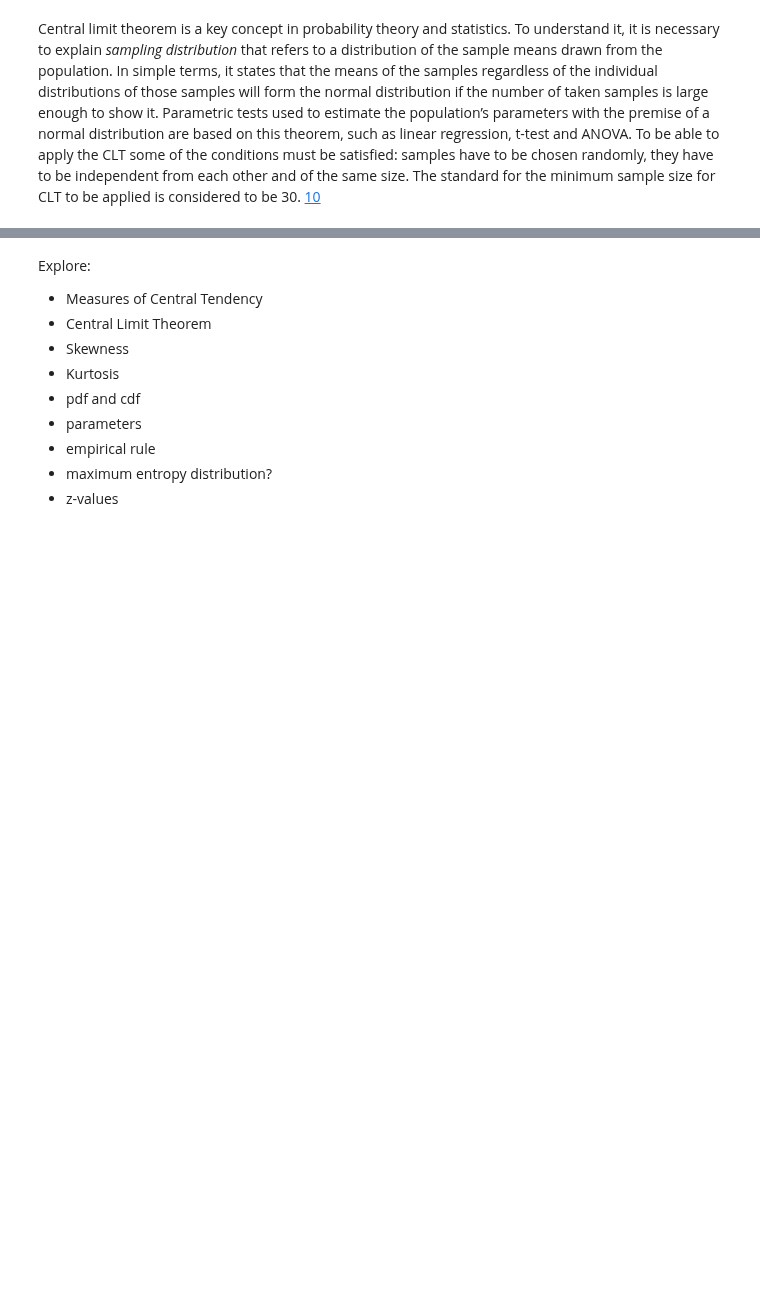
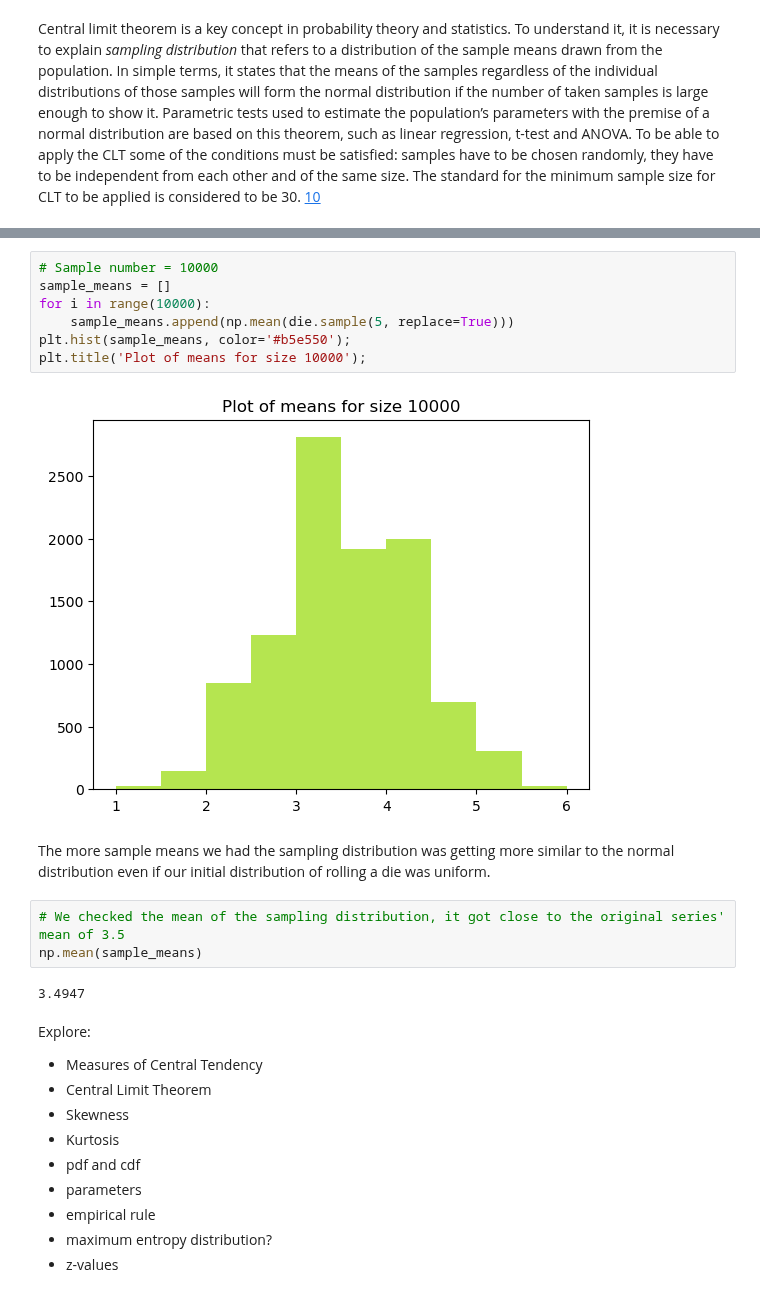
Before and after one commit to Tanja888/funddata-assessment, a Jupyter notebook: normal-distribution.ipynb, the cells around one changed output, grey strips where cells are left out. Cells and saved outputs as stored; diff of their text form; blank space fills up the shorter version.

```diff
--- a/normal-distribution.ipynb
+++ b/normal-distribution.ipynb
@@ -273,3 +350,19 @@ Central limit theorem is a key concept in probability theory and statistics. To
+# %%
+# Sample number = 10000
+sample_means = []
+for i in range(10000):
+    sample_means.append(np.mean(die.sample(5, replace=True)))
+plt.hist(sample_means, color='#b5e550');
+plt.title('Plot of means for size 10000');
+# %% [output]
+[figure, added]
+# %% [markdown]
+The more sample means we had the sampling distribution was getting more similar to the normal distribution even if our initial distribution of rolling a die was uniform.
+# %%
+# We checked the mean of the sampling distribution, it got close to the original series' mean of 3.5
+np.mean(sample_means)
+# %% [output]
+3.4947
 # %% [markdown]
 Explore:
  * Measures of Central Tendency
```
Also changed, not shown: parts of 13 cells of this notebook.
